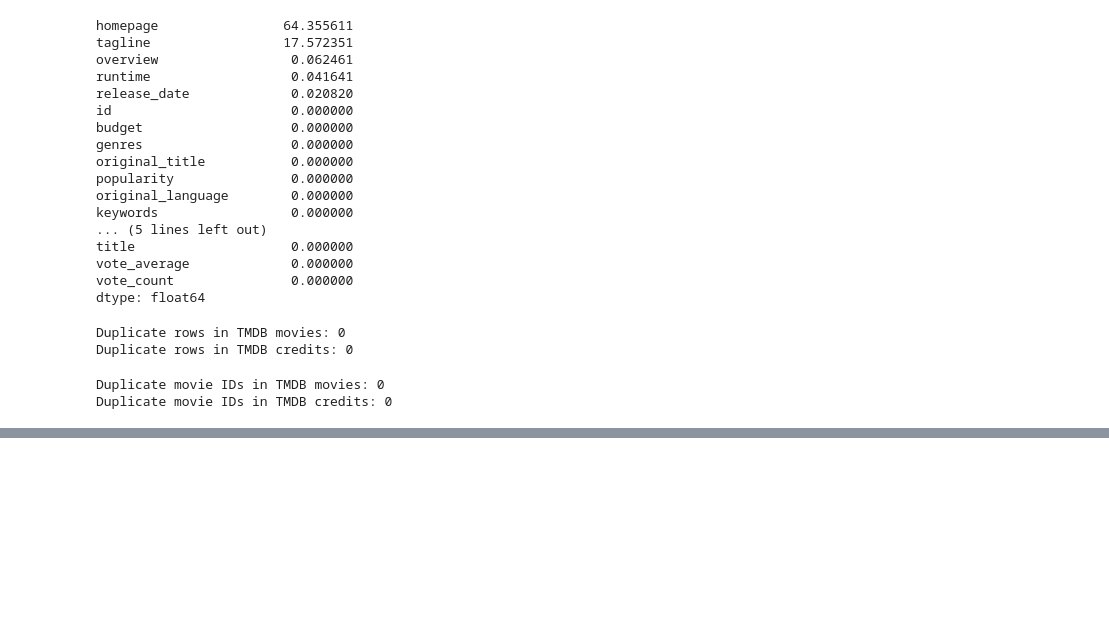
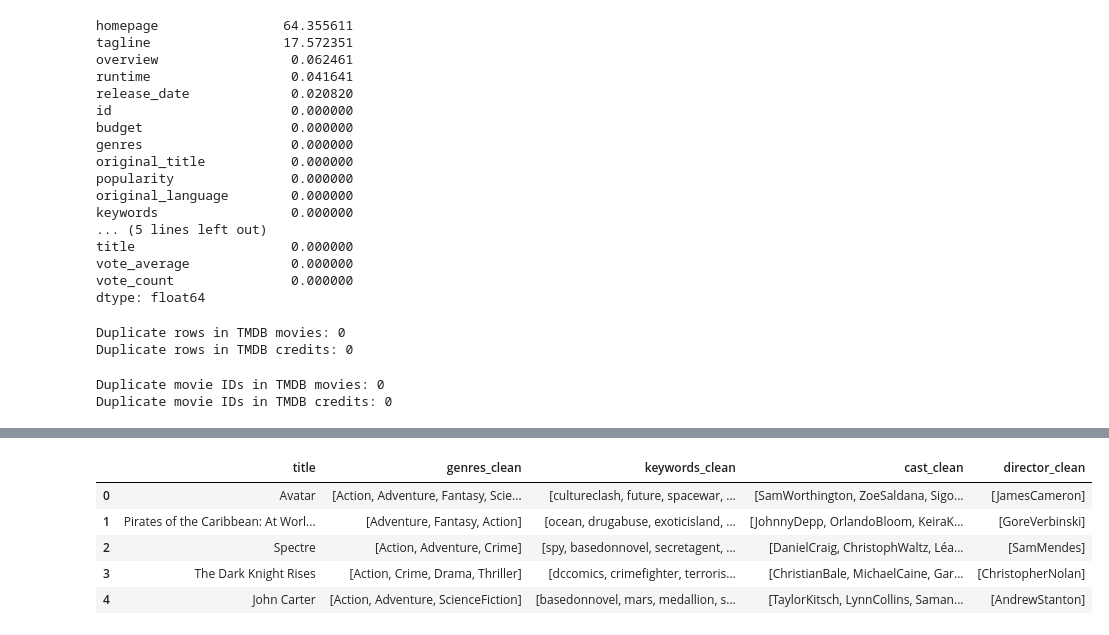
Before and after one commit to Achese-creator/movie-recommendation-system, a Jupyter notebook: notebooks/02_tmdb_eda.ipynb, the cells around one changed output, grey strips where cells are left out. Cells and saved outputs as stored; diff of their text form; code cells hidden in the pictures; blank space fills up the shorter version.

```diff
--- a/notebooks/02_tmdb_eda.ipynb
+++ b/notebooks/02_tmdb_eda.ipynb
@@ -144,0 +248,11 @@ Duplicate movie IDs in TMDB credits: 0
+# %%
+def extract_director(text):
+    crew_items = ast.literal_eval(text)
+
+    for person in crew_items:
+        if person["job"] == "Director":
+            return [person["name"]]
+
+    return []
+# %%
+tmdb_content["director_clean"] = tmdb_content["crew"].apply(extract_director)
@@ -144,0 +277,19 @@ Duplicate movie IDs in TMDB credits: 0
+# %%
+def remove_spaces(items):
+    return [item.replace(" ", "") for item in items]
+# %%
+tmdb_content["genres_clean"] = tmdb_content["genres_clean"].apply(remove_spaces)
+tmdb_content["keywords_clean"] = tmdb_content["keywords_clean"].apply(remove_spaces)
+tmdb_content["cast_clean"] = tmdb_content["cast_clean"].apply(remove_spaces)
+tmdb_content["director_clean"] = tmdb_content["director_clean"].apply(remove_spaces)
+# %%
+tmdb_content[
+    ["title", "genres_clean", "keywords_clean", "cast_clean", "director_clean"]
+].head()
+# %% [output]
+|  | title | genres_clean | keywords_clean | cast_clean | director_clean |
+| 0 | Avatar | [Action, Adventure, Fantasy, Scie... | [cultureclash, future, spacewar, ... | [SamWorthington, ZoeSaldana, Sigo... | [JamesCameron] |
+| 1 | Pirates of the Caribbean: At Worl... | [Adventure, Fantasy, Action] | [ocean, drugabuse, exoticisland, ... | [JohnnyDepp, OrlandoBloom, KeiraK... | [GoreVerbinski] |
+| 2 | Spectre | [Action, Adventure, Crime] | [spy, basedonnovel, secretagent, ... | [DanielCraig, ChristophWaltz, Léa... | [SamMendes] |
+| 3 | The Dark Knight Rises | [Action, Crime, Drama, Thriller] | [dccomics, crimefighter, terroris... | [ChristianBale, MichaelCaine, Gar... | [ChristopherNolan] |
+| 4 | John Carter | [Action, Adventure, ScienceFiction] | [basedonnovel, mars, medallion, s... | [TaylorKitsch, LynnCollins, Saman... | [AndrewStanton] |
```
Also changed, not shown: parts of 37 cells of this notebook, 1 other file.
